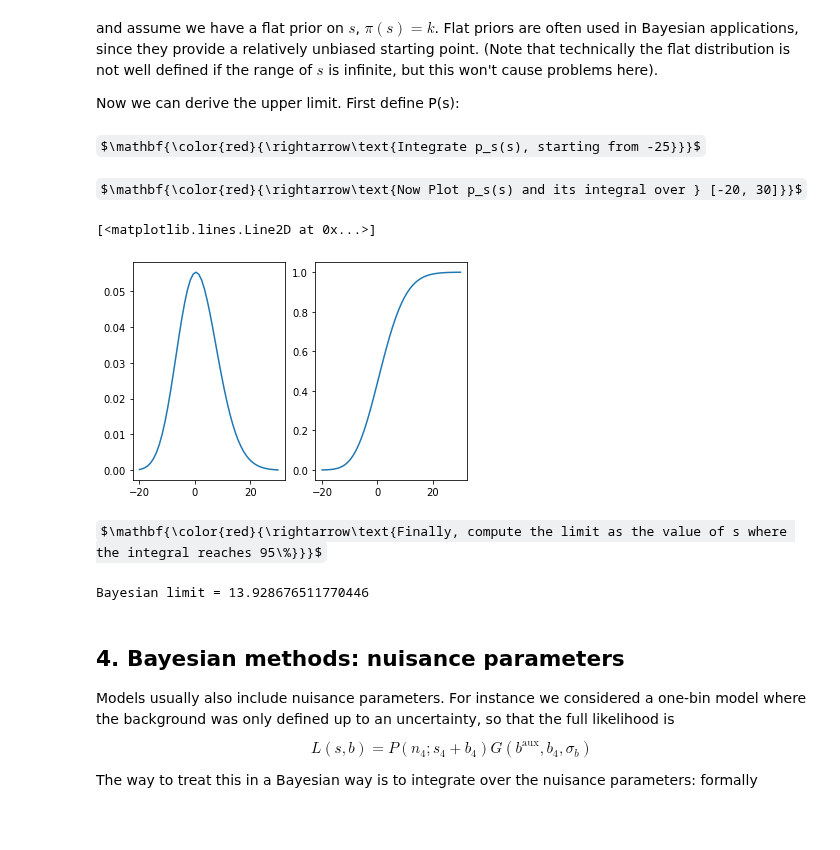
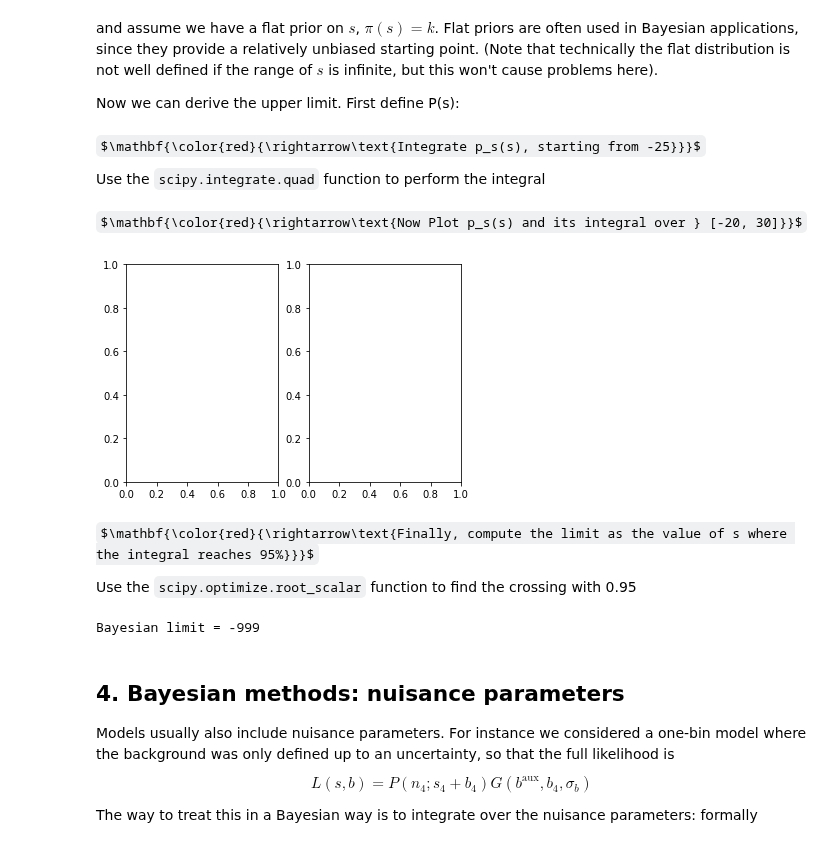
Before and after one commit to fastprof-hep/stats-tutorial, a Jupyter notebook: Zuoz2022/notebook2.ipynb, the cells around one changed output. Drawn from its saved outputs; the diff is of its cells as text; code cells hidden in the pictures; some formulas as TeX source.

```diff
--- a/Zuoz2022/notebook2.ipynb
+++ b/Zuoz2022/notebook2.ipynb
@@ -406,5 +401,7 @@ def p_s(s_val) :
 # %% [markdown]
 $\mathbf{\color{red}{\rightarrow\text{Integrate p_s(s), starting from -25}}}$
+
+Use the `scipy.integrate.quad` function to perform the integral
 # %%
 import scipy.integrate
 
@@ -415,19 +412,20 @@ $\mathbf{\color{red}{\rightarrow\text{Now Plot p_s(s) and its integral over } [-
 # %%
 s_vals = np.linspace(-20,30,50)
 plt.subplot(121)
-plt.plot(s_vals, [ p_s(s_val) for s_val in s_vals ])
+pass # code to plot p_s
 plt.subplot(122)
-plt.plot(s_vals, [ integral_s(s_val) for s_val in s_vals ])
+pass # code to plot integral_s
 # %% [output]
-[<matplotlib.lines.Line2D at 0x...>]
-[figure, old version]
+[figure, new version]
 # %% [markdown]
-$\mathbf{\color{red}{\rightarrow\text{Finally, compute the limit as the value of s where the integral reaches 95\%}}}$
+$\mathbf{\color{red}{\rightarrow\text{Finally, compute the limit as the value of s where the integral reaches 95%}}}$
+
+Use the `scipy.optimize.root_scalar` function to find the crossing with 0.95
-# %%
-s_limit = scipy.optimize.root_scalar(lambda s : integral_s(s) - 0.95, bracket=[0, 30]).root
-print('Bayesian limit =', s_limit);
-# %% [output]
-Bayesian limit = 13.928676511770446
+# %%
+s_limit = -999 # real code here
+print('Bayesian limit =', s_limit);
+# %% [output]
+Bayesian limit = -999
 # %% [markdown]
 ## 4. Bayesian methods: nuisance parameters
 
```
Also changed, not shown: parts of 34 cells of this notebook.
